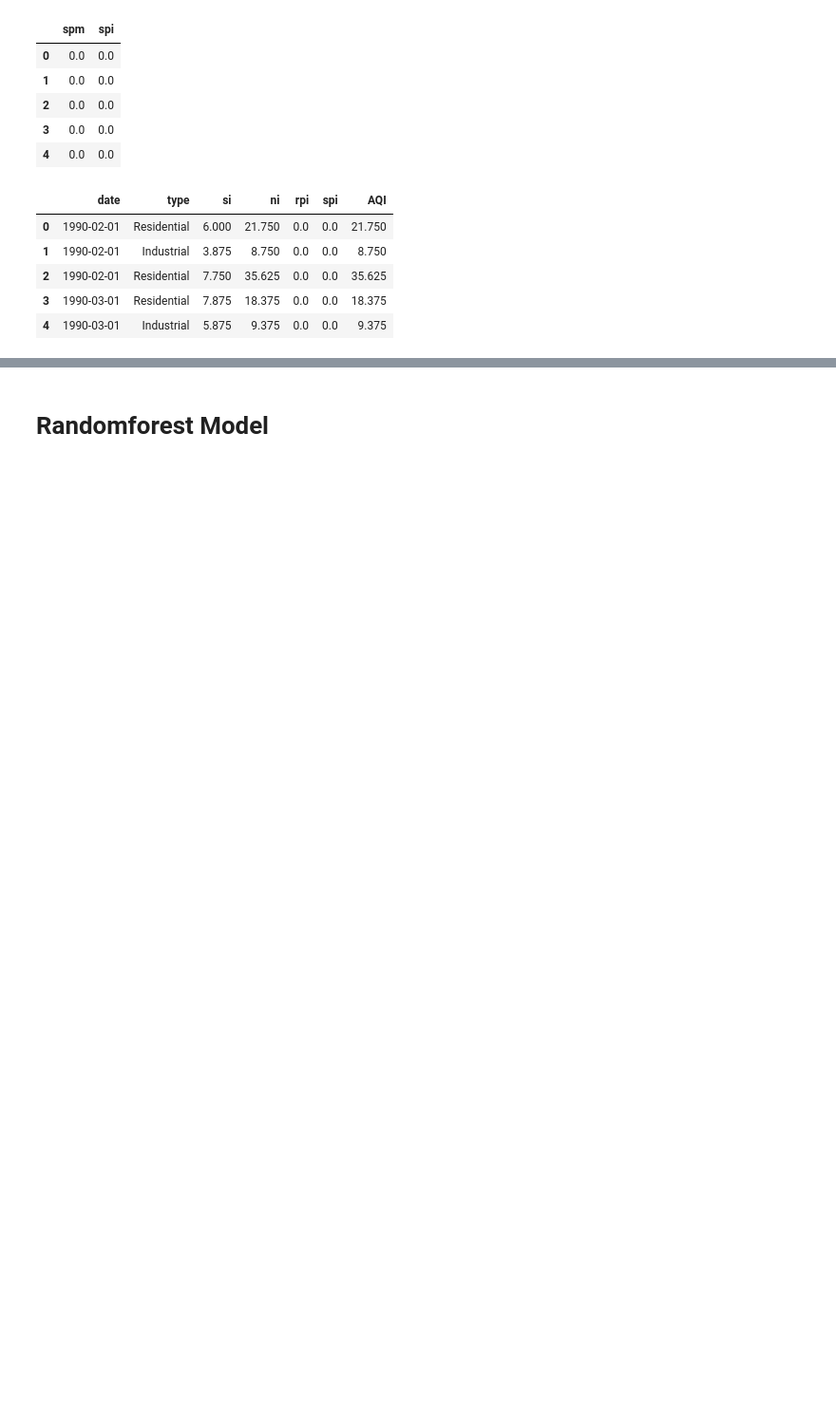
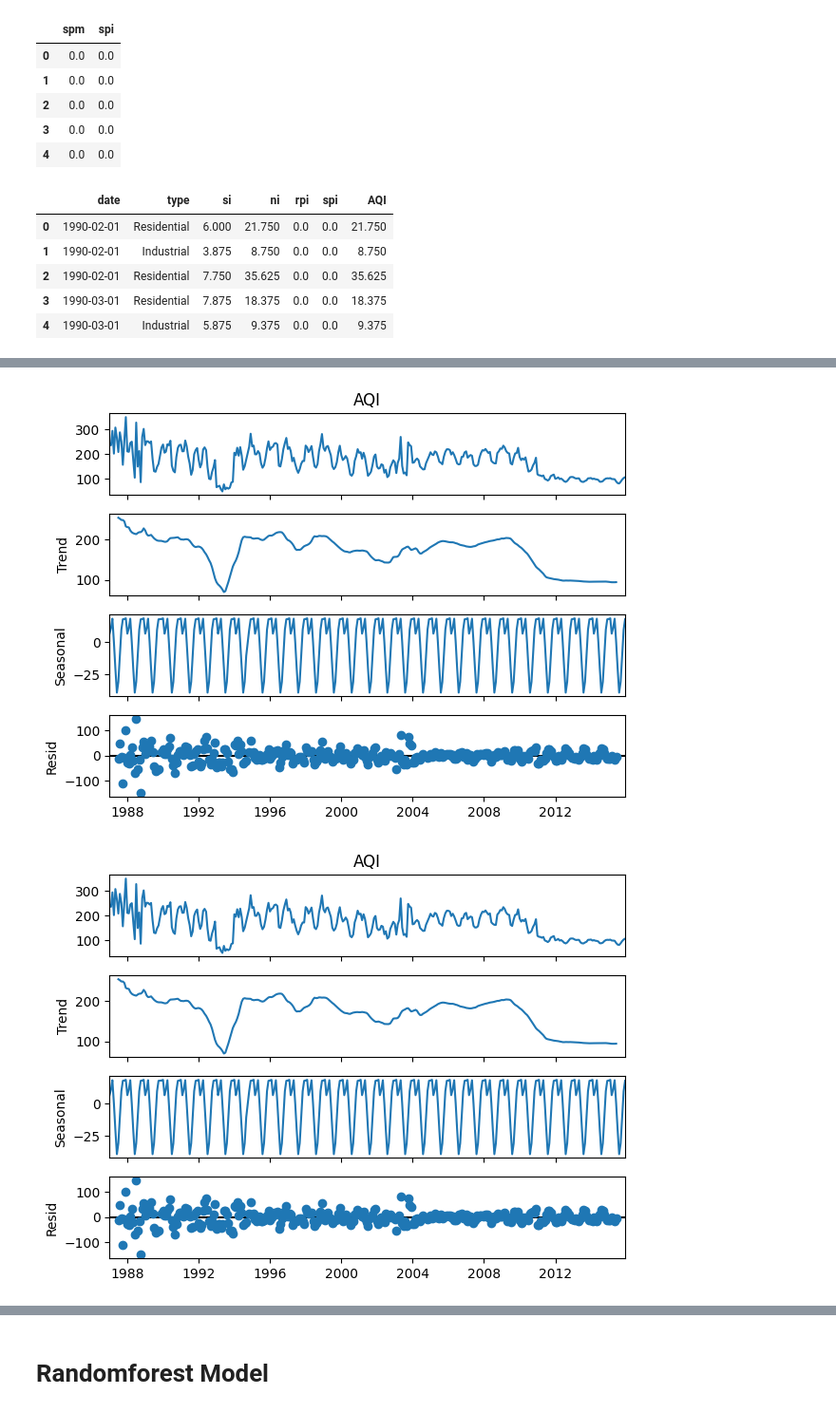
Before and after one commit to soulbrooxx/indian-air, a Jupyter notebook: src/analysis.ipynb, the cells around one changed output, grey strips where cells are left out. Shown: that part at 95% size. Saved outputs shown, nothing was run; the diff lists cells and outputs as text; code cells hidden in the pictures; blank space fills up the shorter version.

Commit message:
predicted model

```diff
--- a/src/analysis.ipynb
+++ b/src/analysis.ipynb
@@ -290,0 +324,3 @@ monthly_mean.to_csv('../data/cal.csv', index=False)
+# %%
+new_data_A = monthly_mean
+new_data_A
@@ -290,0 +341,5 @@ monthly_mean.to_csv('../data/cal.csv', index=False)
+# %%
+# new_data_A = monthly_mean.iloc[:,[0,5]]
+new_data_A['period'] = pd.to_datetime(new_data_A['period'])
+new_data_A.set_index('period', inplace=True)
+new_data_A
@@ -290,0 +361,3 @@ monthly_mean.to_csv('../data/cal.csv', index=False)
+# %%
+new_data_A['AQI'] = new_data_A['AQI'].interpolate(method='linear')
+new_data_A
@@ -290,0 +379,7 @@ monthly_mean.to_csv('../data/cal.csv', index=False)
+# %%
+from statsmodels.tsa.seasonal import seasonal_decompose
+result = seasonal_decompose(new_data_A['AQI'], model='additive', period=12)
+result.plot()
+# %% [output]
+[figure, added]
+[figure, added]
```
Also changed, not shown: parts of 35 cells of this notebook, 8 other files.
